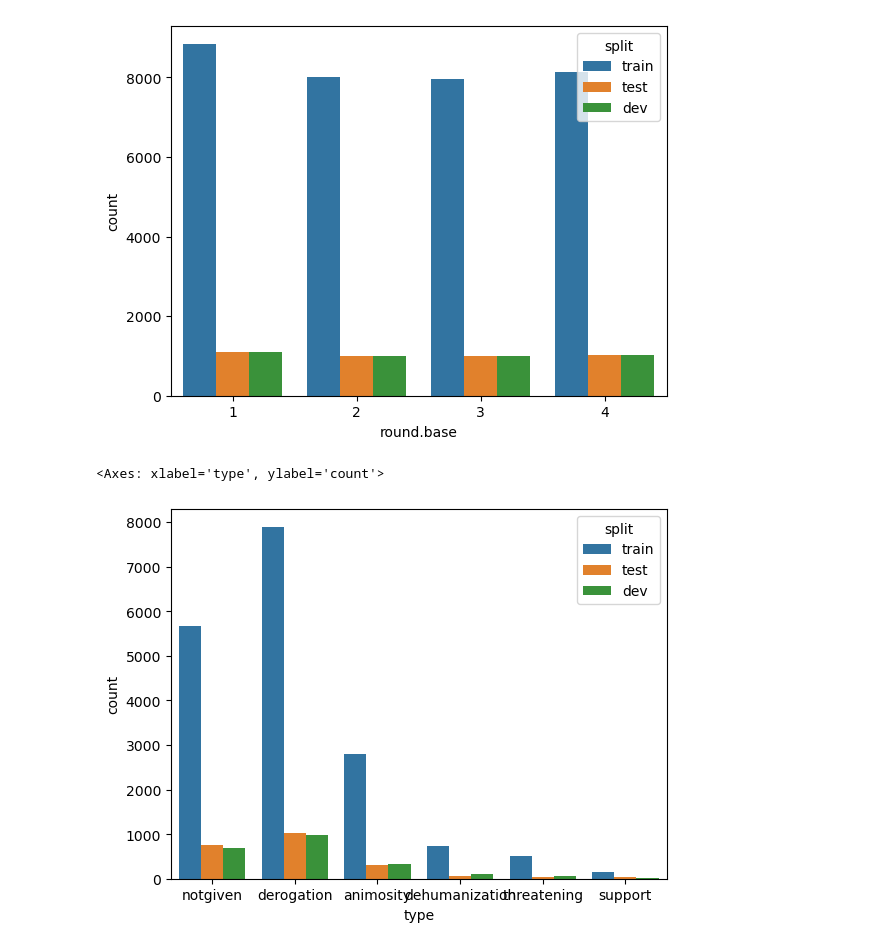
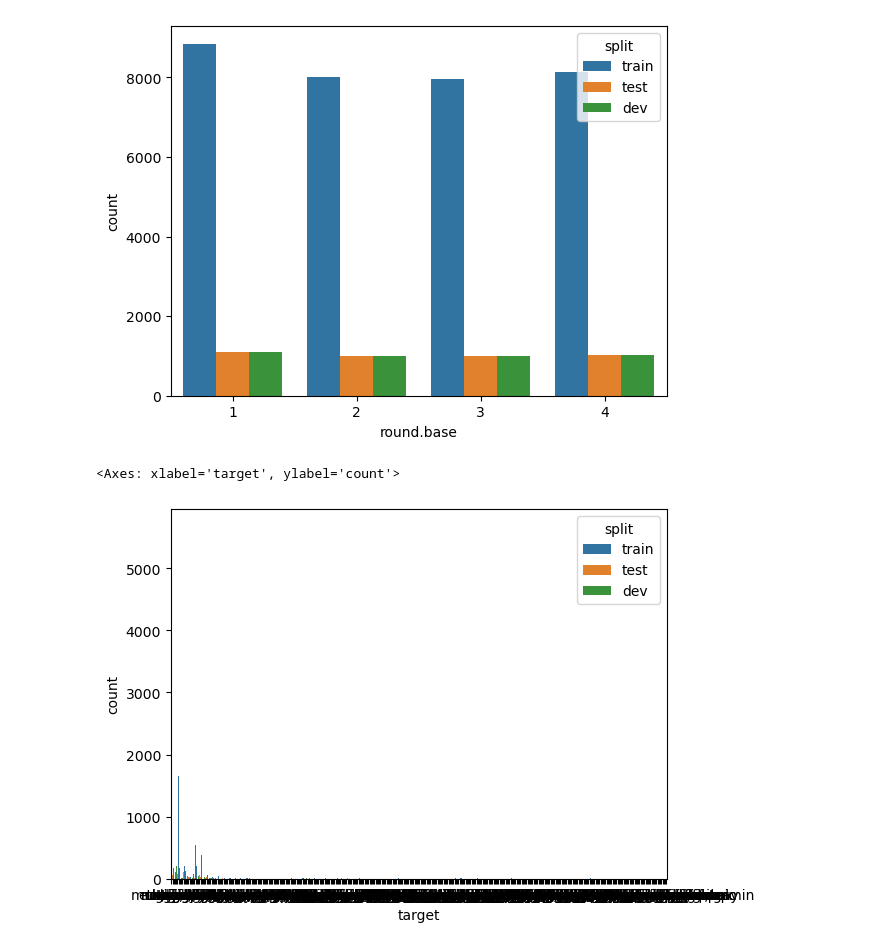
Before and after one commit to RaymondUoE/r255_bias_in_datasets, a Jupyter notebook: dyna_dataset.ipynb, the cells around one changed output. Saved outputs shown, nothing was run; the diff lists cells and outputs as text; code cells hidden in the pictures.

Commit message:
evaluation, visualisation

```diff
--- a/dyna_dataset.ipynb
+++ b/dyna_dataset.ipynb
@@ -35,10 +35,10 @@ sns.countplot(data=data, x='round.base', hue='split')
 <Axes: xlabel='round.base', ylabel='count'>
 [figure]
 # %%
-sns.countplot(data=data[data['label']=='hate'], x='type', hue='split')
+sns.countplot(data=data[data['label']=='hate'], x='target', hue='split')
 # %% [output]
-<Axes: xlabel='type', ylabel='count'>
+<Axes: xlabel='target', ylabel='count'>
-[figure, old version]
+[figure, new version]
 # %%
 data[(data['split']=='train')&(data['round.base']==1)]
 # %% [output]
```
Also changed, not shown: 16 other files.
